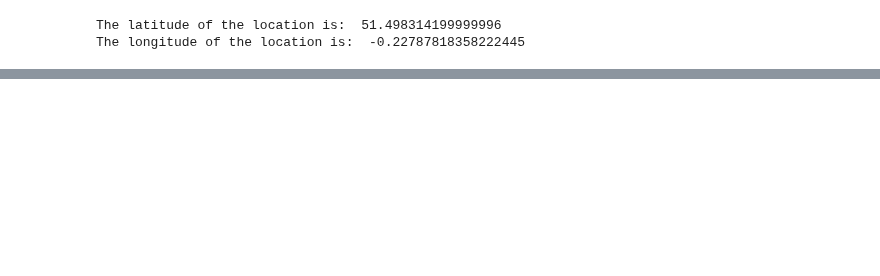
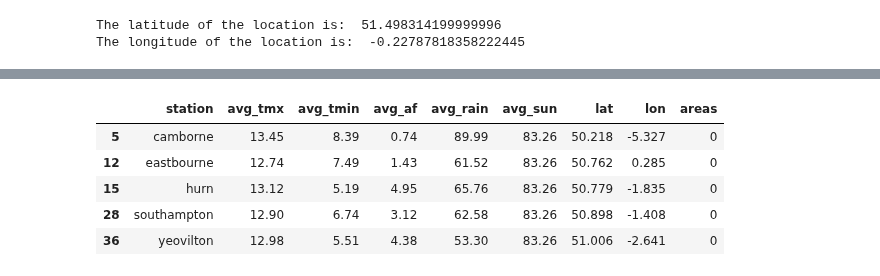
Before and after one commit to paxton615/Notes, a Jupyter notebook: Weather_stations/Download_station_data.ipynb, the cells around one changed output, grey strips where cells are left out. Cells and saved outputs as stored; diff of their text form; code cells hidden in the pictures; blank space fills up the shorter version.

```diff
--- a/Weather_stations/Download_station_data.ipynb
+++ b/Weather_stations/Download_station_data.ipynb
@@ -549,0 +616,10 @@ happy_cities
+# %%
+ascending_data = data.sort_values(by='lat', ascending=True)
+ascending_data.head()
+# %% [output]
+|  | station | avg_tmx | avg_tmin | avg_af | avg_rain | avg_sun | lat | lon | areas |
+| 5 | camborne | 13.45 | 8.39 | 0.74 | 89.99 | 83.26 | 50.218 | -5.327 | 0 |
+| 12 | eastbourne | 12.74 | 7.49 | 1.43 | 61.52 | 83.26 | 50.762 | 0.285 | 0 |
+| 15 | hurn | 13.12 | 5.19 | 4.95 | 65.76 | 83.26 | 50.779 | -1.835 | 0 |
+| 28 | southampton | 12.90 | 6.74 | 3.12 | 62.58 | 83.26 | 50.898 | -1.408 | 0 |
+| 36 | yeovilton | 12.98 | 5.51 | 4.38 | 53.30 | 83.26 | 51.006 | -2.641 | 0 |
```
Also changed, not shown: parts of 30 cells of this notebook, 2 other files.
